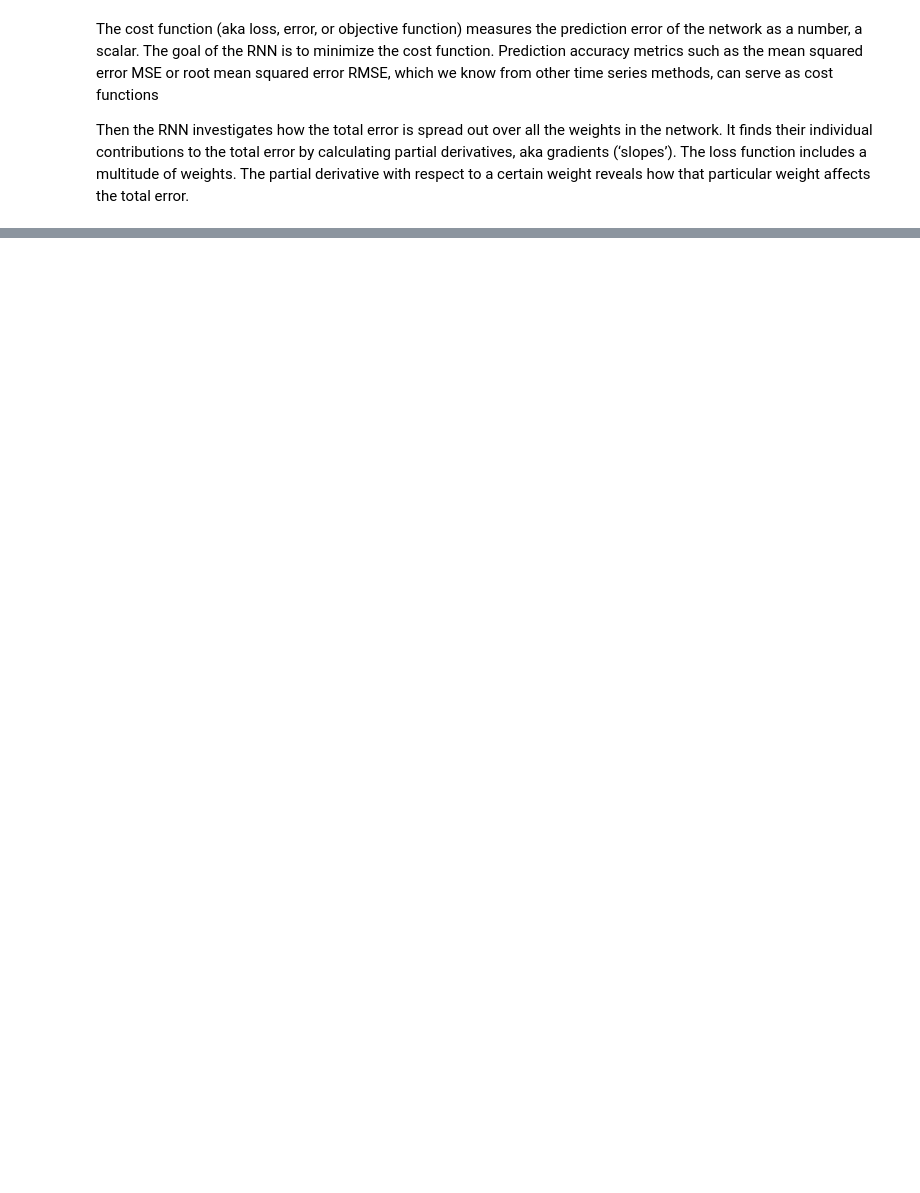
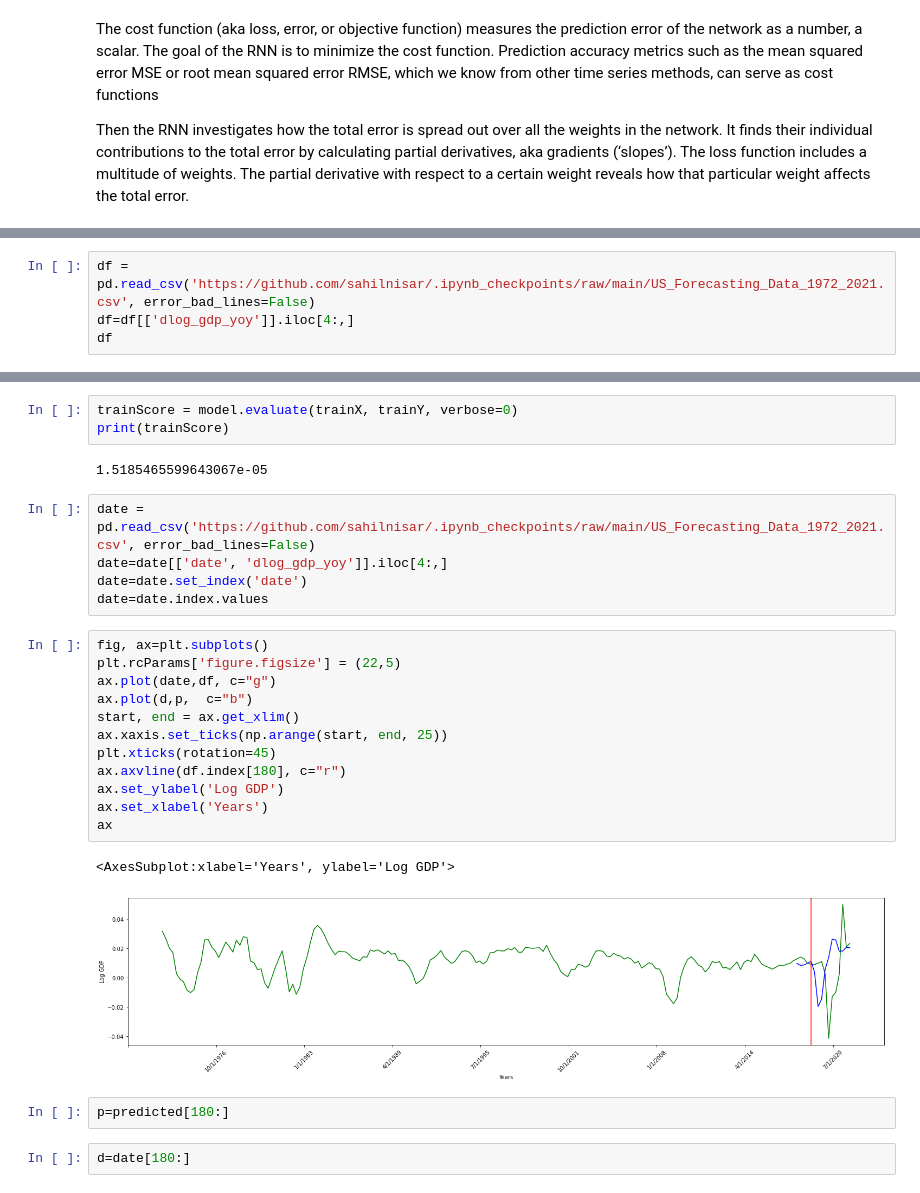
Before and after one commit to sahilnisar/.ipynb_checkpoints, a Jupyter notebook: Recurrent Neural Networks.ipynb, the cells around one changed output, grey strips where cells are left out. Cells and saved outputs as stored; diff of their text form; blank space fills up the shorter version.

```diff
--- a/Recurrent Neural Networks.ipynb
+++ b/Recurrent Neural Networks.ipynb
@@ -81,0 +120,4 @@ SyntaxError: invalid syntax (<ipython-input-7-76eab10d50ab>, line 1)
+# %%
+df = pd.read_csv('https://github.com/sahilnisar/.ipynb_checkpoints/raw/main/US_Forecasting_Data_1972_2021.csv', error_bad_lines=False)
+df=df[['dlog_gdp_yoy']].iloc[4:,]
+df
@@ -81,0 +210,29 @@ SyntaxError: invalid syntax (<ipython-input-7-76eab10d50ab>, line 1)
+# %%
+trainScore = model.evaluate(trainX, trainY, verbose=0)
+print(trainScore)
+# %% [output]
+1.5185465599643067e-05
+# %%
+date = pd.read_csv('https://github.com/sahilnisar/.ipynb_checkpoints/raw/main/US_Forecasting_Data_1972_2021.csv', error_bad_lines=False)
+date=date[['date', 'dlog_gdp_yoy']].iloc[4:,]
+date=date.set_index('date')
+date=date.index.values
+# %%
+fig, ax=plt.subplots()
+plt.rcParams['figure.figsize'] = (22,5)
+ax.plot(date,df, c="g")
+ax.plot(d,p,  c="b")
+start, end = ax.get_xlim()
+ax.xaxis.set_ticks(np.arange(start, end, 25))
+plt.xticks(rotation=45)
+ax.axvline(df.index[180], c="r")
+ax.set_ylabel('Log GDP')
+ax.set_xlabel('Years')
+ax
+# %% [output]
+<AxesSubplot:xlabel='Years', ylabel='Log GDP'>
+[figure, added]
+# %%
+p=predicted[180:]
+# %%
+d=date[180:]
```
Also changed, not shown: parts of 23 cells of this notebook, 3 other files.
